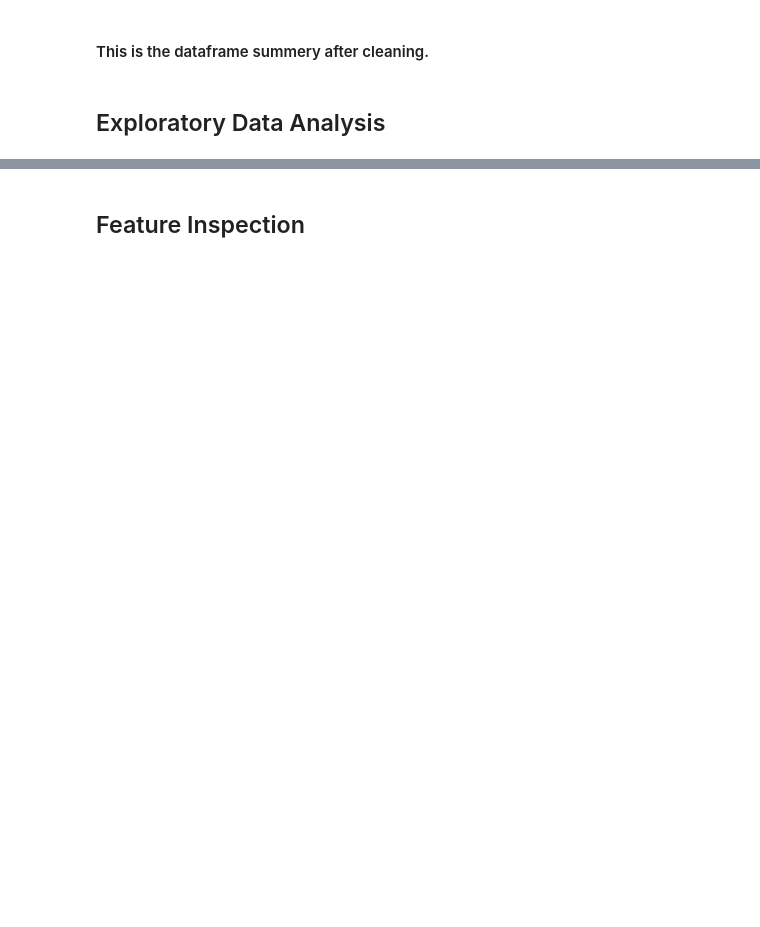
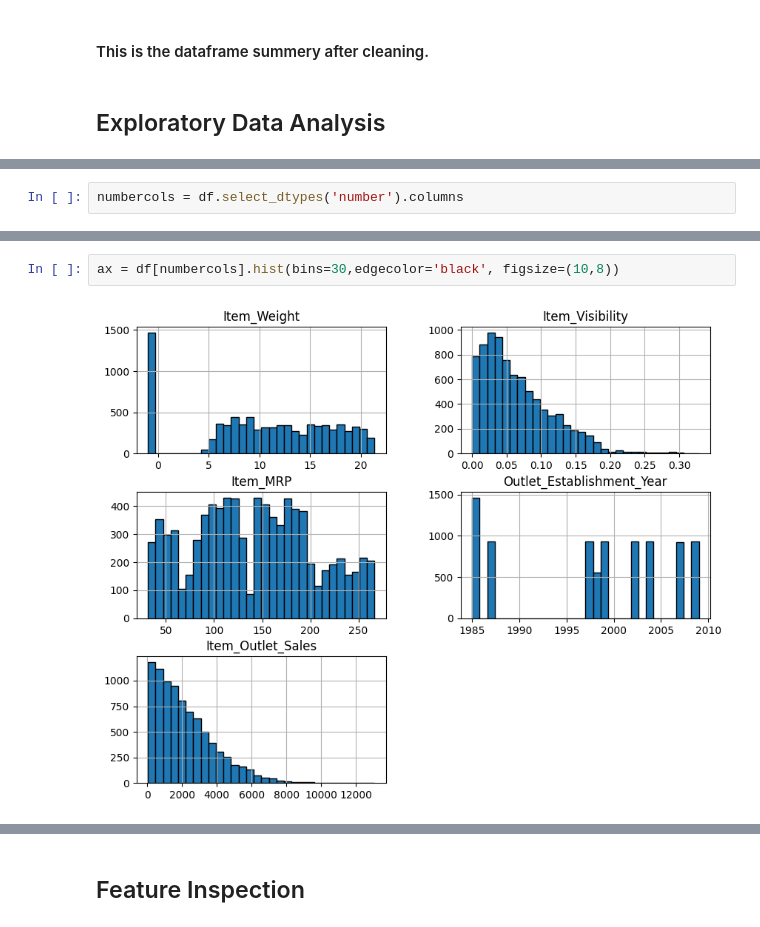
Before and after one commit to achelousace/Prediction-of-Product, a Jupyter notebook: Prediction_of_Product_Sales_.ipynb, the cells around one changed output, grey strips where cells are left out. Cells and saved outputs as stored; diff of their text form; blank space fills up the shorter version.

```diff
--- a/Prediction_of_Product_Sales_.ipynb
+++ b/Prediction_of_Product_Sales_.ipynb
@@ -219,0 +223,2 @@ df.head()
+# %%
+numbercols = df.select_dtypes('number').columns
@@ -219,0 +235,4 @@ df.head()
+# %%
+ax = df[numbercols].hist(bins=30,edgecolor='black', figsize=(10,8))
+# %% [output]
+[figure, added]
```
Also changed, not shown: parts of 30 cells of this notebook.
